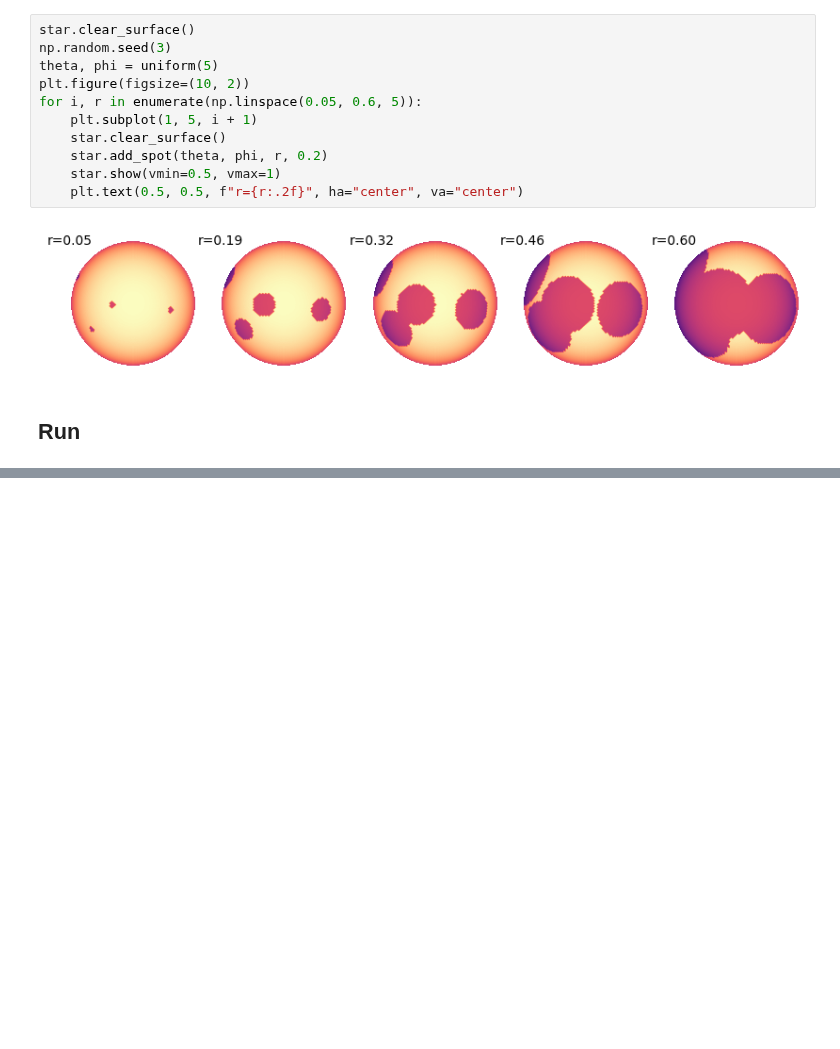
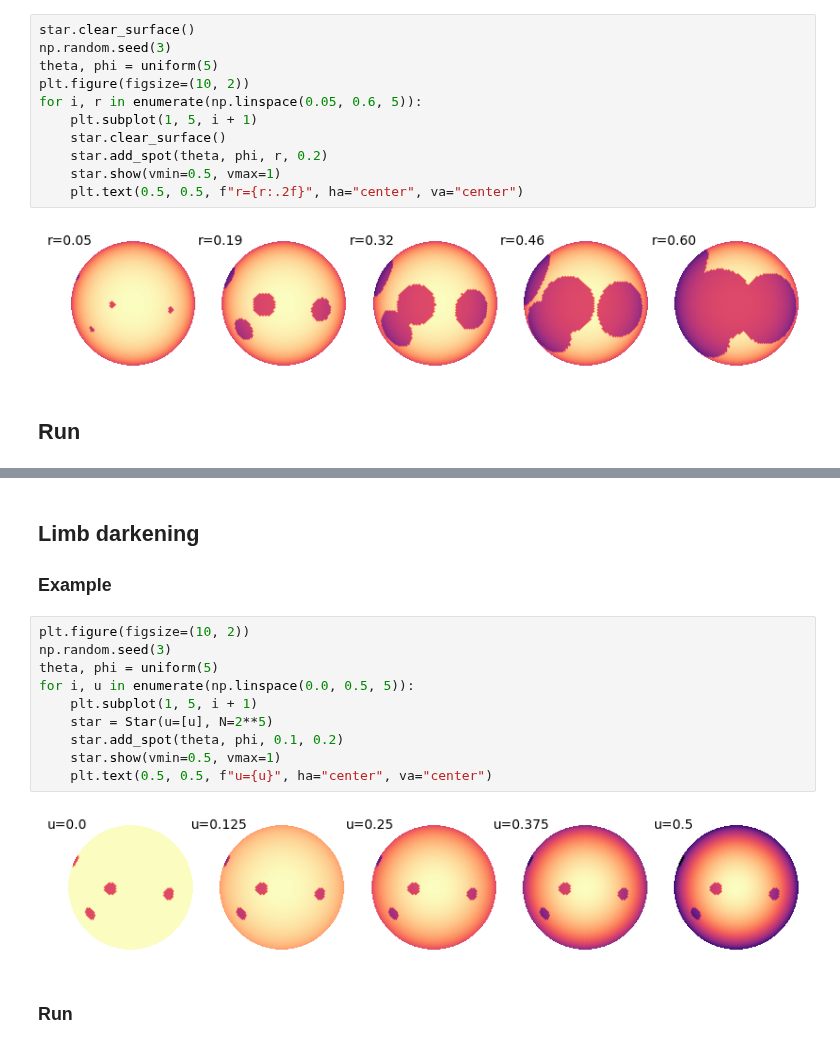
Before and after one commit to lgrcia/spotter, a Jupyter notebook: docs/experiments.ipynb, the cells around one changed output, grey strips where cells are left out. Drawn from its saved outputs; the diff is of its cells as text; blank space fills up the shorter version.

```diff
--- a/docs/experiments.ipynb
+++ b/docs/experiments.ipynb
@@ -152,0 +150,18 @@ Text(0.5, 1.0, 'Amplitude distribution for different spot radii\n 4 spots of con
+# %% [markdown]
+## Limb darkening
+
+### Example
+# %%
+plt.figure(figsize=(10, 2))
+np.random.seed(3)
+theta, phi = uniform(5)
+for i, u in enumerate(np.linspace(0.0, 0.5, 5)):
+    plt.subplot(1, 5, i + 1)
+    star = Star(u=[u], N=2**5)
+    star.add_spot(theta, phi, 0.1, 0.2)
+    star.show(vmin=0.5, vmax=1)
+    plt.text(0.5, 0.5, f"u={u}", ha="center", va="center")
+# %% [output]
+[figure, added]
+# %% [markdown]
+### Run
```
Also changed, not shown: parts of 10 cells of this notebook.
